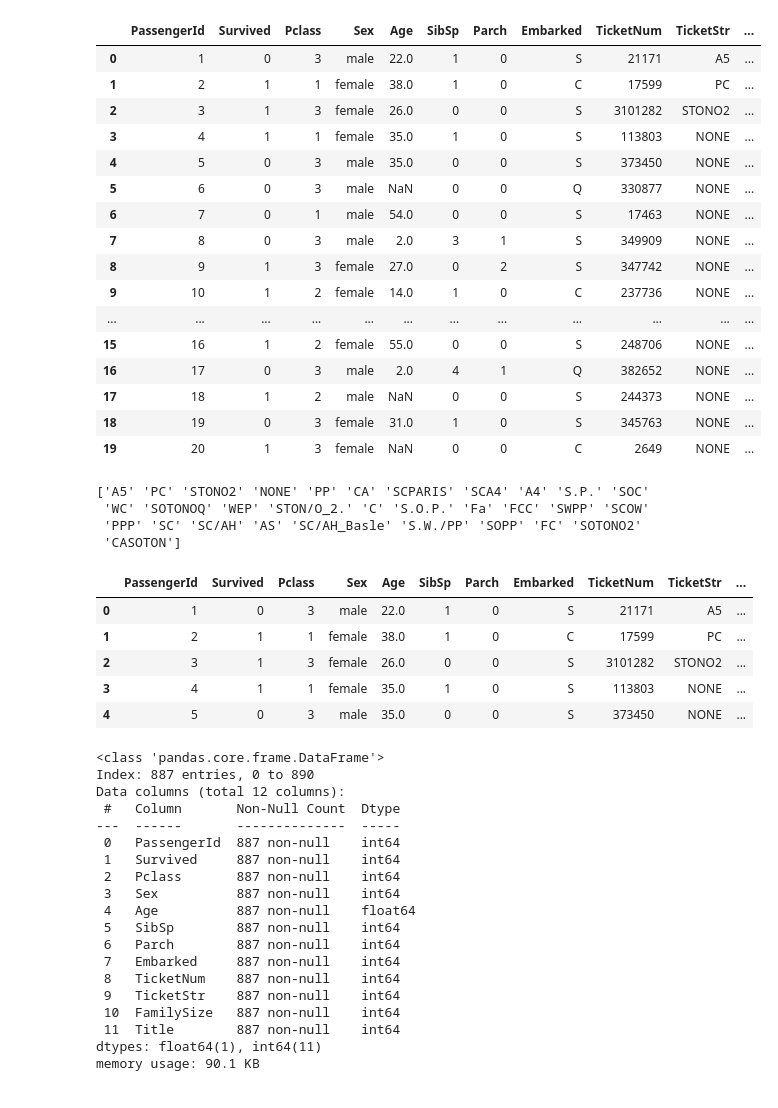
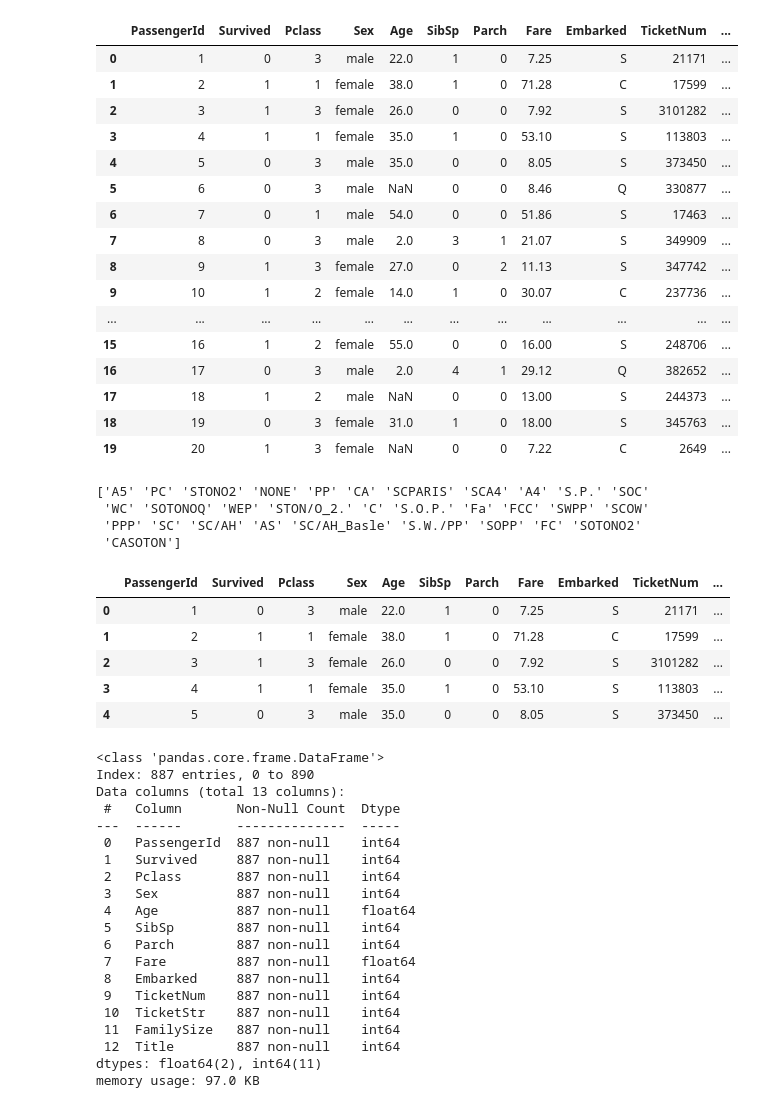
Before and after one commit to lam-andrew/Titanic-ML-From-Disaster, a Jupyter notebook: preprocess_train_data.ipynb, the cells around one changed output. Saved outputs shown, nothing was run; the diff lists cells and outputs as text; code cells hidden in the pictures.

```diff
--- a/preprocess_train_data.ipynb
+++ b/preprocess_train_data.ipynb
@@ -118,51 +118,51 @@ def preprocess_ticket_column(df):
     # W.E.P
     df['TicketStr'].replace({"W.E.P.": "WEP"}, inplace=True)
 
     # WC
     df['TicketStr'].replace({"W./C.": "WC", "W/C": "WC"}, inplace=True)
 
     # WE/P
     df['TicketStr'].replace({"WE/P": "WEP"}, inplace=True)
 
     # Turn into categorical type
     df['TicketStr'] = df['TicketStr'].astype('category')
 
     return df
 
 preprocessed_train_df = preprocess(train_df)
 
 # Process titles for training dataset
 preprocessed_train_df = process_titles(preprocessed_train_df)
 
-columns_to_drop = ['Name', 'Ticket', 'Cabin', 'Fare']
+columns_to_drop = ['Name', 'Ticket', 'Cabin']
 preprocessed_train_df = preprocessed_train_df.drop(columns=columns_to_drop)
 
 
 # Remove LINE from TicketNum column
 preprocessed_train_df = preprocessed_train_df[preprocessed_train_df['TicketNum'] != 'LINE']
 
 # Apply the preprocessing function to your DataFrames
 preprocessed_train_df = preprocess_ticket_column(preprocessed_train_df)
 
 preprocessed_train_df.head(20)
 # %% [output]
-|  | PassengerId | Survived | Pclass | Sex | Age | SibSp | Parch | Embarked | TicketNum | TicketStr | ... |
-| 0 | 1 | 0 | 3 | male | 22.0 | 1 | 0 | S | 21171 | A5 | ... |
-| 1 | 2 | 1 | 1 | female | 38.0 | 1 | 0 | C | 17599 | PC | ... |
-| 2 | 3 | 1 | 3 | female | 26.0 | 0 | 0 | S | 3101282 | STONO2 | ... |
-| 3 | 4 | 1 | 1 | female | 35.0 | 1 | 0 | S | 113803 | NONE | ... |
-| 4 | 5 | 0 | 3 | male | 35.0 | 0 | 0 | S | 373450 | NONE | ... |
-| 5 | 6 | 0 | 3 | male | NaN | 0 | 0 | Q | 330877 | NONE | ... |
-| 6 | 7 | 0 | 1 | male | 54.0 | 0 | 0 | S | 17463 | NONE | ... |
-| 7 | 8 | 0 | 3 | male | 2.0 | 3 | 1 | S | 349909 | NONE | ... |
-| 8 | 9 | 1 | 3 | female | 27.0 | 0 | 2 | S | 347742 | NONE | ... |
-| 9 | 10 | 1 | 2 | female | 14.0 | 1 | 0 | C | 237736 | NONE | ... |
+|  | PassengerId | Survived | Pclass | Sex | Age | SibSp | Parch | Fare | Embarked | TicketNum | ... |
+| 0 | 1 | 0 | 3 | male | 22.0 | 1 | 0 | 7.25 | S | 21171 | ... |
+| 1 | 2 | 1 | 1 | female | 38.0 | 1 | 0 | 71.28 | C | 17599 | ... |
+| 2 | 3 | 1 | 3 | female | 26.0 | 0 | 0 | 7.92 | S | 3101282 | ... |
+| 3 | 4 | 1 | 1 | female | 35.0 | 1 | 0 | 53.10 | S | 113803 | ... |
+| 4 | 5 | 0 | 3 | male | 35.0 | 0 | 0 | 8.05 | S | 373450 | ... |
+| 5 | 6 | 0 | 3 | male | NaN | 0 | 0 | 8.46 | Q | 330877 | ... |
+| 6 | 7 | 0 | 1 | male | 54.0 | 0 | 0 | 51.86 | S | 17463 | ... |
+| 7 | 8 | 0 | 3 | male | 2.0 | 3 | 1 | 21.07 | S | 349909 | ... |
+| 8 | 9 | 1 | 3 | female | 27.0 | 0 | 2 | 11.13 | S | 347742 | ... |
+| 9 | 10 | 1 | 2 | female | 14.0 | 1 | 0 | 30.07 | C | 237736 | ... |
 | ... | ... | ... | ... | ... | ... | ... | ... | ... | ... | ... | ... |
-| 15 | 16 | 1 | 2 | female | 55.0 | 0 | 0 | S | 248706 | NONE | ... |
-| 16 | 17 | 0 | 3 | male | 2.0 | 4 | 1 | Q | 382652 | NONE | ... |
-| 17 | 18 | 1 | 2 | male | NaN | 0 | 0 | S | 244373 | NONE | ... |
-| 18 | 19 | 0 | 3 | female | 31.0 | 1 | 0 | S | 345763 | NONE | ... |
-| 19 | 20 | 1 | 3 | female | NaN | 0 | 0 | C | 2649 | NONE | ... |
+| 15 | 16 | 1 | 2 | female | 55.0 | 0 | 0 | 16.00 | S | 248706 | ... |
+| 16 | 17 | 0 | 3 | male | 2.0 | 4 | 1 | 29.12 | Q | 382652 | ... |
+| 17 | 18 | 1 | 2 | male | NaN | 0 | 0 | 13.00 | S | 244373 | ... |
+| 18 | 19 | 0 | 3 | female | 31.0 | 1 | 0 | 18.00 | S | 345763 | ... |
+| 19 | 20 | 1 | 3 | female | NaN | 0 | 0 | 7.22 | C | 2649 | ... |
 # %%
 # Convert the column to 'int'
 preprocessed_train_df['TicketNum'] = preprocessed_train_df['TicketNum'].astype(int)
@@ -183,12 +183,12 @@ preprocessed_train_df.head()
  'WC' 'SOTONOQ' 'WEP' 'STON/O_2.' 'C' 'S.O.P.' 'Fa' 'FCC' 'SWPP' 'SCOW'
  'PPP' 'SC' 'SC/AH' 'AS' 'SC/AH_Basle' 'S.W./PP' 'SOPP' 'FC' 'SOTONO2'
  'CASOTON']
-|  | PassengerId | Survived | Pclass | Sex | Age | SibSp | Parch | Embarked | TicketNum | TicketStr | ... |
-| 0 | 1 | 0 | 3 | male | 22.0 | 1 | 0 | S | 21171 | A5 | ... |
-| 1 | 2 | 1 | 1 | female | 38.0 | 1 | 0 | C | 17599 | PC | ... |
-| 2 | 3 | 1 | 3 | female | 26.0 | 0 | 0 | S | 3101282 | STONO2 | ... |
-| 3 | 4 | 1 | 1 | female | 35.0 | 1 | 0 | S | 113803 | NONE | ... |
-| 4 | 5 | 0 | 3 | male | 35.0 | 0 | 0 | S | 373450 | NONE | ... |
+|  | PassengerId | Survived | Pclass | Sex | Age | SibSp | Parch | Fare | Embarked | TicketNum | ... |
+| 0 | 1 | 0 | 3 | male | 22.0 | 1 | 0 | 7.25 | S | 21171 | ... |
+| 1 | 2 | 1 | 1 | female | 38.0 | 1 | 0 | 71.28 | C | 17599 | ... |
+| 2 | 3 | 1 | 3 | female | 26.0 | 0 | 0 | 7.92 | S | 3101282 | ... |
+| 3 | 4 | 1 | 1 | female | 35.0 | 1 | 0 | 53.10 | S | 113803 | ... |
+| 4 | 5 | 0 | 3 | male | 35.0 | 0 | 0 | 8.05 | S | 373450 | ... |
 # %%
 from sklearn.preprocessing import LabelEncoder
 
@@ -210,7 +210,7 @@ preprocessed_train_df.info()
 # %% [output]
 <class 'pandas.core.frame.DataFrame'>
 Index: 887 entries, 0 to 890
-Data columns (total 12 columns):
+Data columns (total 13 columns):
  #   Column       Non-Null Count  Dtype
 ---  ------       --------------  -----
  0   PassengerId  887 non-null    int64
@@ -220,13 +220,14 @@ Data columns (total 12 columns):
  4   Age          887 non-null    float64
  5   SibSp        887 non-null    int64
  6   Parch        887 non-null    int64
- 7   Embarked     887 non-null    int64
- 8   TicketNum    887 non-null    int64
- 9   TicketStr    887 non-null    int64
- 10  FamilySize   887 non-null    int64
- 11  Title        887 non-null    int64
-dtypes: float64(1), int64(11)
-memory usage: 90.1 KB
+ 7   Fare         887 non-null    float64
+ 8   Embarked     887 non-null    int64
+ 9   TicketNum    887 non-null    int64
+ 10  TicketStr    887 non-null    int64
+ 11  FamilySize   887 non-null    int64
+ 12  Title        887 non-null    int64
+dtypes: float64(2), int64(11)
+memory usage: 97.0 KB
 # %%
 import pandas as pd
 # Use the to_csv method to write the DataFrame to a CSV file
```
Also changed, not shown: 4 other files.
